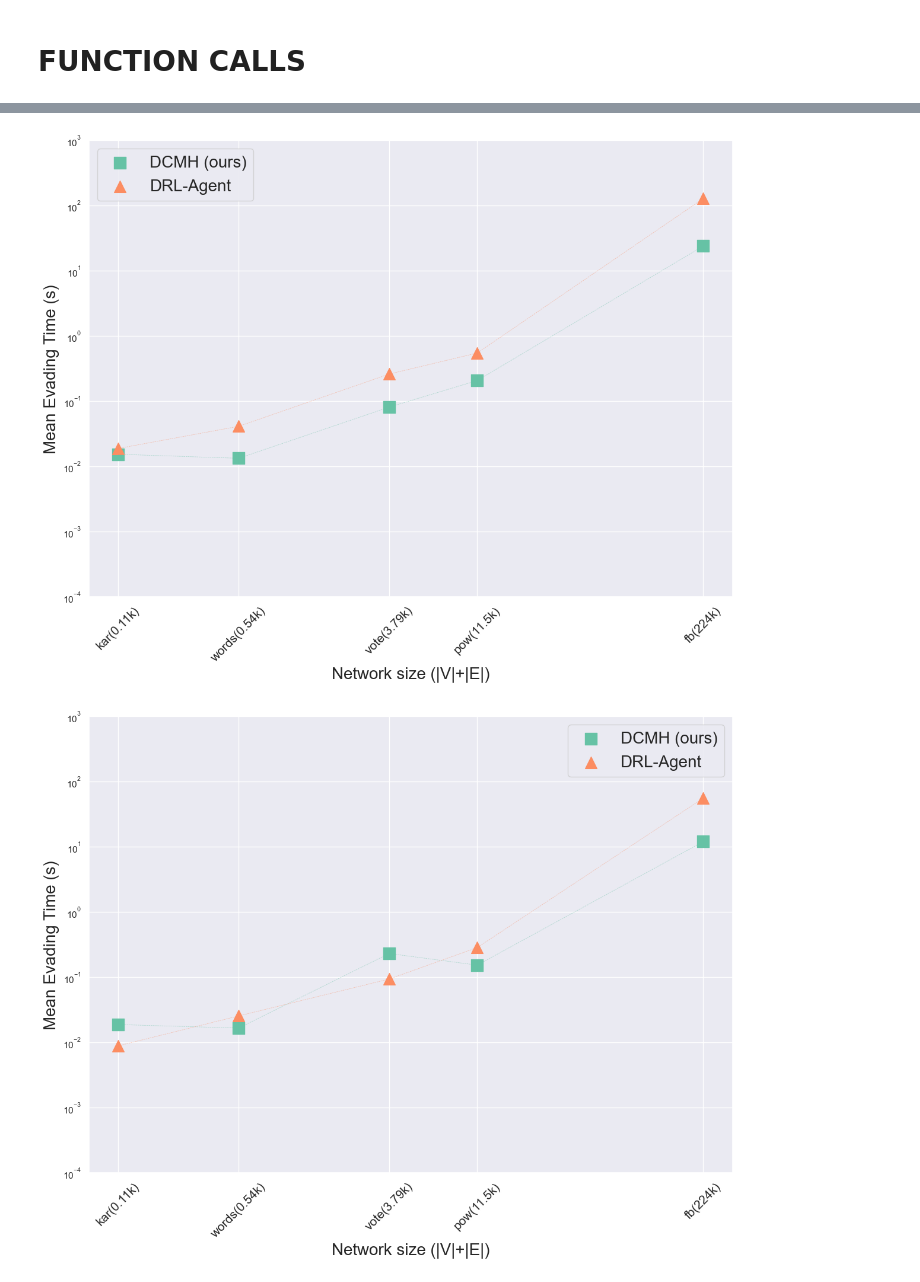
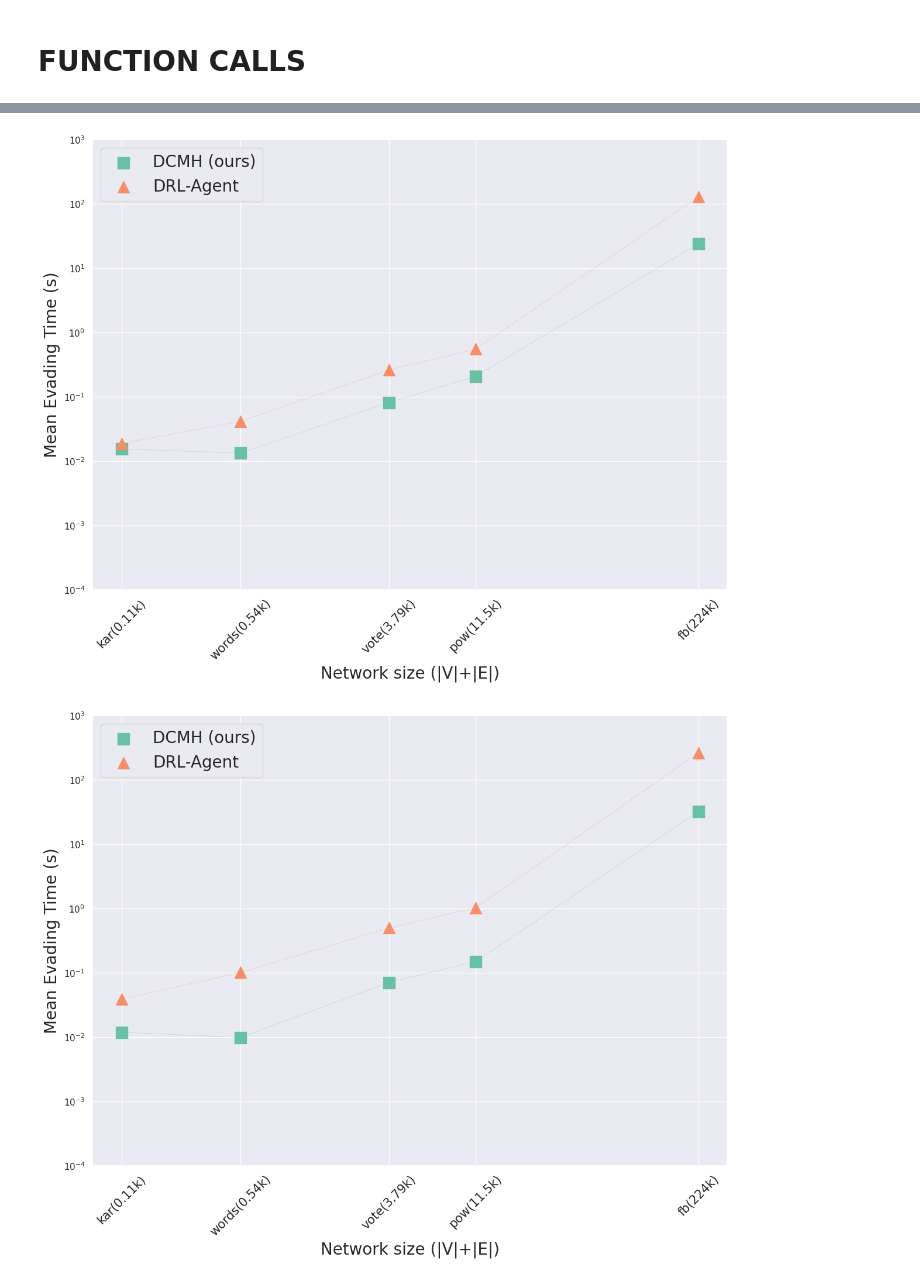
Before and after one commit to hercolelab/community_membership_hiding, a Jupyter notebook: notebook/gropued_plots.ipynb, the cells around one changed output, grey strips where cells are left out. Drawn from its saved outputs; the diff is of its cells as text; code cells hidden in the pictures.

```diff
--- a/notebook/gropued_plots.ipynb
+++ b/notebook/gropued_plots.ipynb
@@ -291,10 +293,7 @@ The `ci` parameter is deprecated. Use `errorbar=('ci', 90)` for the same effect.
 plot_time_all_datasets(
             datasets= [FilePaths.KAR.value,FilePaths.WORDS.value, FilePaths.VOTE.value, FilePaths.POW.value, FilePaths.FB_75.value],
             detection_algs= [ DetectionAlgorithmsNames.GRE.value, DetectionAlgorithmsNames.LOUV.value,DetectionAlgorithmsNames.WALK.value],
-            #detection_algs= [ DetectionAlgorithmsNames.GRE.value, DetectionAlgorithmsNames.LOUV.value],
-            #detection_algs= [ DetectionAlgorithmsNames.WALK.value],
             taus=[0.5],
-            #betas=[0.5,1,2],
-            betas=[0.5,1],
+            betas=[0.5,1,2],
         )
 # %% [output]
@@ -302,2 +301,2 @@ plot_time_all_datasets(
-[figure, old version]
+[figure, new version]
-[figure, old version]
+[figure, new version]
```
Also changed, not shown: parts of 2 cells of this notebook, 25 other files.
